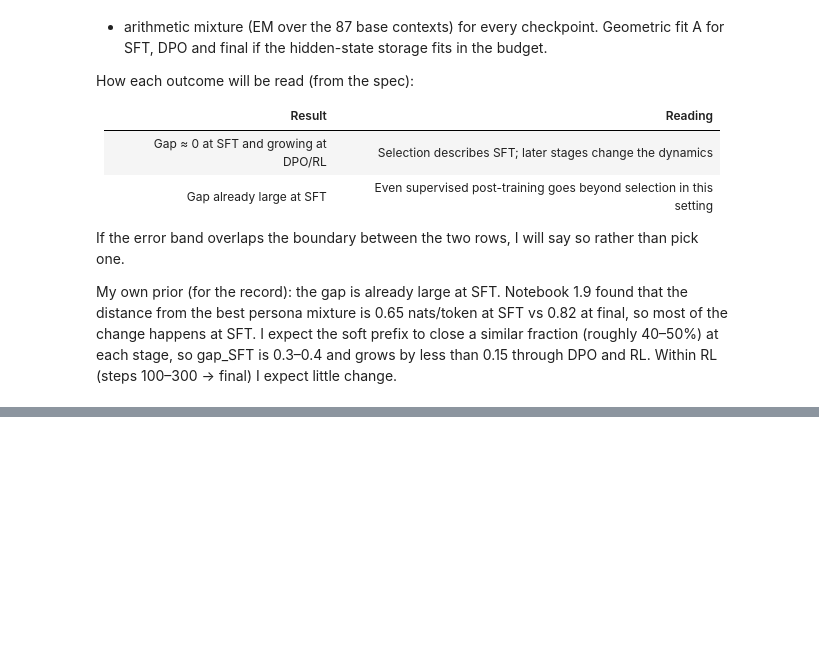
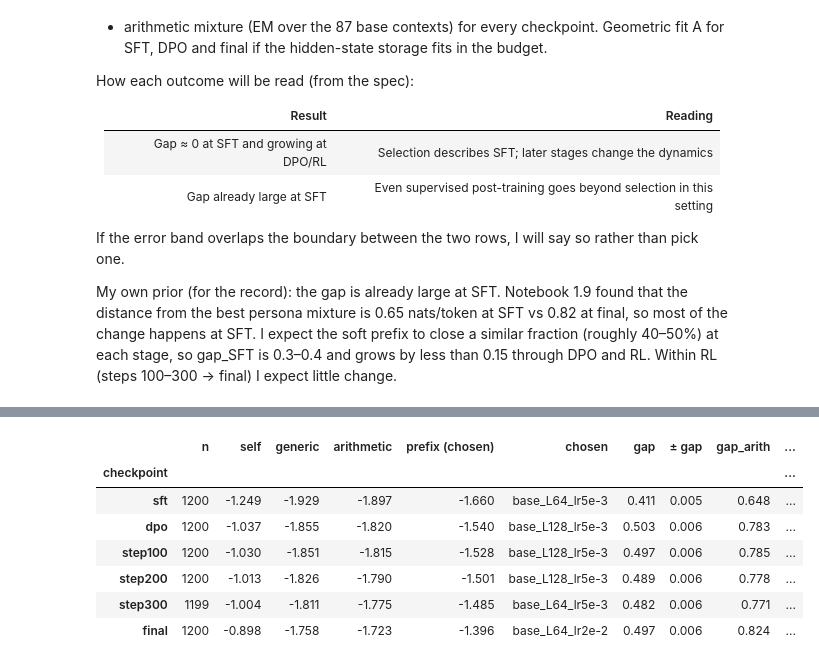
Before and after one commit to OzAmram/psm-mixture-test, a Jupyter notebook: notebooks/4.3_stage_dose_response.ipynb, the cells around one changed output, grey strips where cells are left out. Cells and saved outputs as stored; diff of their text form; code cells hidden in the pictures; blank space fills up the shorter version.

```diff
--- a/notebooks/4.3_stage_dose_response.ipynb
+++ b/notebooks/4.3_stage_dose_response.ipynb
@@ -37,0 +47,8 @@ DPO and RL. Within RL (steps 100–300 → final) I expect little change.
+# %%
+import os, sys, json, subprocess
+from pathlib import Path
+import pandas as pd
+from IPython.display import Image, display
+REPO = Path.cwd().resolve().parent; os.chdir(REPO)
+print(subprocess.run([sys.executable, "scripts/phase4_exp3_analysis.py"], capture_output=True, text=True).stdout)
+S = json.load(open("results/phase4/exp3/summary.json"))["checkpoints"]
@@ -37,0 +69,17 @@ DPO and RL. Within RL (steps 100–300 → final) I expect little change.
+# %%
+rows = []
+for k, v in S.items():
+    L = v["logp"]; r = {"checkpoint": k, "n": v["n_holdout"], "self": L["self"], "generic": L["generic"], "arithmetic": L["arithmetic"],
+                        "prefix (chosen)": L["prefix " + v["prefix_chosen"]], "chosen": v["prefix_chosen"],
+                        "gap": v["gap"], "± gap": v["gap_se"], "gap_arith": v["gap_arithmetic"], "gap_geom": v.get("gap_geometric"), "± gap_geom": v.get("gap_geometric_se")}
+    r["closed"] = 1 - v["gap"] / v["gap_arithmetic"]; rows.append(r)
+display(pd.DataFrame(rows).set_index("checkpoint").round(3))
+# %% [output]
+|  | n | self | generic | arithmetic | prefix (chosen) | chosen | gap | ± gap | gap_arith | ... |
+| checkpoint |  |  |  |  |  |  |  |  |  | ... |
+| sft | 1200 | -1.249 | -1.929 | -1.897 | -1.660 | base_L64_lr5e-3 | 0.411 | 0.005 | 0.648 | ... |
+| dpo | 1200 | -1.037 | -1.855 | -1.820 | -1.540 | base_L128_lr5e-3 | 0.503 | 0.006 | 0.783 | ... |
+| step100 | 1200 | -1.030 | -1.851 | -1.815 | -1.528 | base_L128_lr5e-3 | 0.497 | 0.006 | 0.785 | ... |
+| step200 | 1200 | -1.013 | -1.826 | -1.790 | -1.501 | base_L128_lr5e-3 | 0.489 | 0.006 | 0.778 | ... |
+| step300 | 1199 | -1.004 | -1.811 | -1.775 | -1.485 | base_L64_lr5e-3 | 0.482 | 0.006 | 0.771 | ... |
+| final | 1200 | -0.898 | -1.758 | -1.723 | -1.396 | base_L64_lr2e-2 | 0.497 | 0.006 | 0.824 | ... |
```
Also changed, not shown: parts of 8 cells of this notebook, 10 other files.
